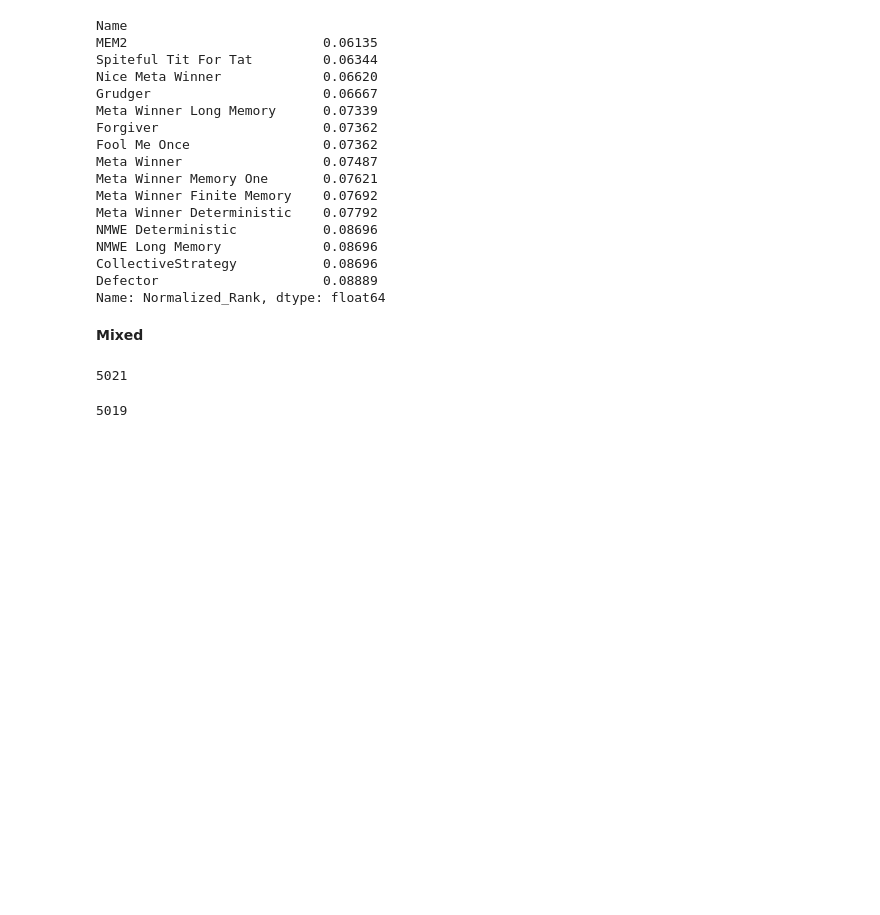
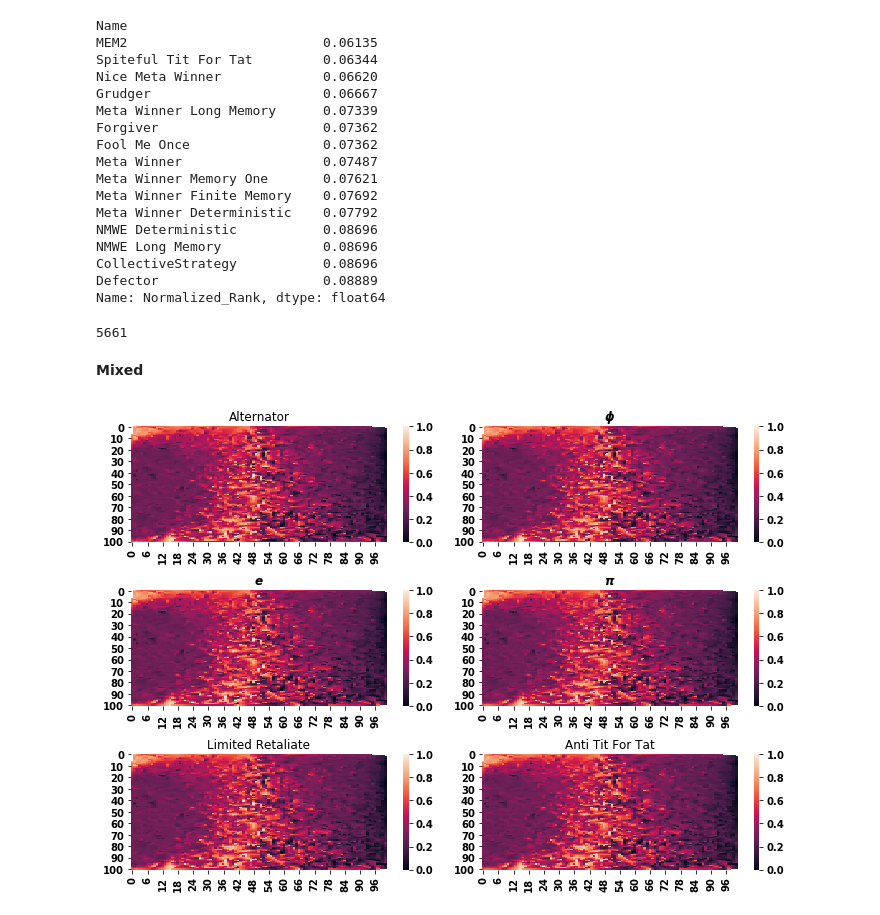
Before and after one commit to Nikoleta-v3/meta-analysis-of-prisoners-dilemma-tournaments, a Jupyter notebook: nbs/1. Top Ranked Strategies.ipynb, the cells around one changed output. Cells and saved outputs as stored; diff of their text form; code cells hidden in the pictures; blank space fills up the shorter version.

```diff
--- a/nbs/1. Top Ranked Strategies.ipynb
+++ b/nbs/1. Top Ranked Strategies.ipynb
@@ -500,6 +510,8 @@ for i, name in enumerate(top_names_noise[:6]):
 
     violin_data = [distribution.values for distribution in distributions]
     parts = axes[index].violinplot(violin_data, showmedians=True);
+    medians = [np.nan] + [np.median(distribution) for distribution in distributions]
+    axes[index].plot(medians, color='midnightblue', linestyle='--', label='median')
     axes[index].set_title(name, fontweight='bold')
     axes[index].set_ylabel('$r$')
     axes[index].set_xlabel('$p_n$')
@@ -510,6 +522,7 @@ for i, name in enumerate(top_names_noise[:6]):
         pc.set_facecolor('lightsteelblue')
         pc.set_edgecolor('black')
         pc.set_alpha(.60)
+    axes[index].legend();
 fig.tight_layout()
 
 plt.savefig('../images/noise_effect.pdf', bbox_inches='tight')
@@ -537,6 +550,10 @@ NMWE Long Memory             0.08696
 CollectiveStrategy           0.08696
 Defector                     0.08889
 Name: Normalized_Rank, dtype: float64
+# %%
+len(noise['seed'].unique())
+# %% [output]
+5661
 # %%
 table = pd.DataFrame(noise.groupby(['Name']).median()['Normalized_Rank'].round(decimals=5).sort_values()[:15])
 table = table.rename(columns={'Normalized_Rank':
@@ -547 +566,35 @@ table.to_latex('../paper/performance_noise_subset_table.tex')
+# %%
+fig, axes = plt.subplots(nrows=3, ncols=2, figsize=(10, 7))
+for i, name in enumerate(top_names_mixed[:6]):
+    mixed = dfs[3][dfs[3]['Name'] == name]
+    mixed = mixed.round({'probend': 2, 'noise': 2})
+
+    index = (int(i / 2), i % 2)
+
+    data = mixed[['probend', 'noise', 'Normalized_Rank']]
+    piv = pd.pivot_table(data, values="Normalized_Rank",
+                     index=["probend"],
+                     columns=["noise"])
+
+    z = piv.values
+    X = piv.index
+    Y = piv.columns
+
+    array = np.ma.masked_invalid(z)
+    xx, yy = np.meshgrid(X, Y)
+
+    x1 = xx[~array.mask]
+    y1 = yy[~array.mask]
+    newarr = array[~array.mask]
+
+    inter_data = interpolate.griddata((x1, y1), newarr.ravel(),
+                                      (xx, yy),
+                                       method='linear')
+
+    sns.heatmap(GD1, ax=axes[index]);
+
+    axes[index].set_title(name)
+fig.tight_layout()
+# %% [output]
+[figure, added]
 # %%
@@ -553,8 +601,0 @@ data = mixed[['probend', 'noise', 'Normalized_Rank']]
-# %%
-len(data)
-# %% [output]
-5021
-# %%
-len(data.drop_duplicates())
-# %% [output]
-5019
```
Also changed, not shown: parts of 12 cells of this notebook, 7 other files.
